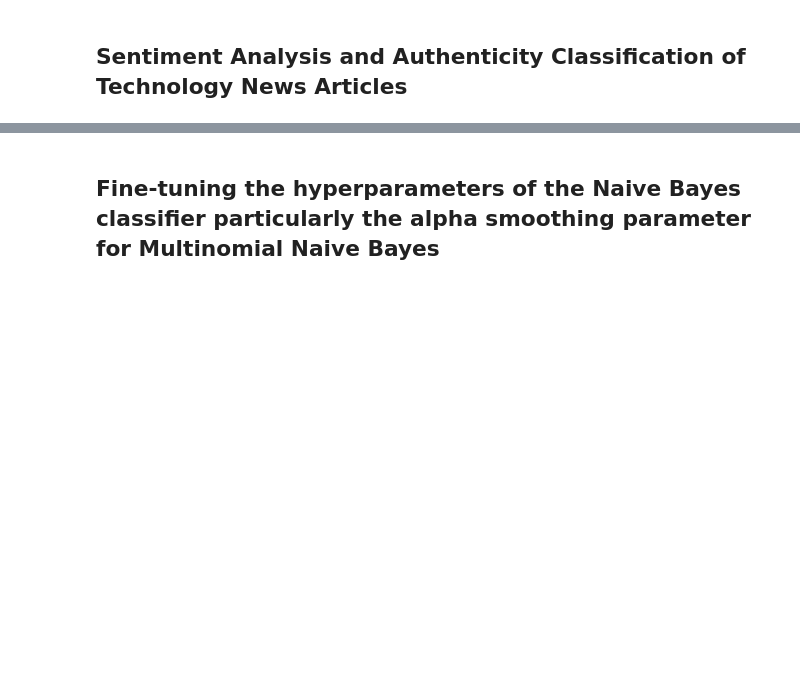
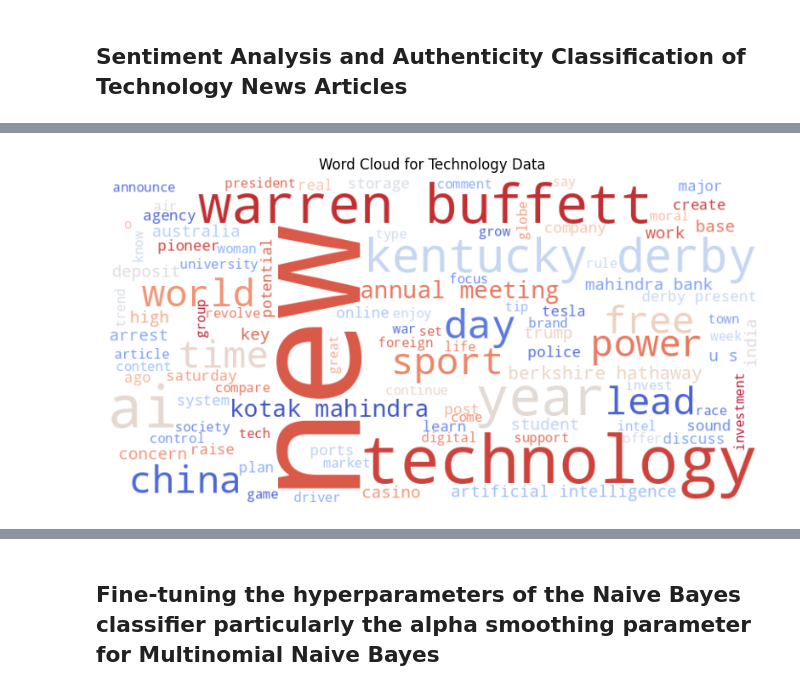
Before and after one commit to IshwaryaKeerthivasan/Sentiment-Analysis, a Jupyter notebook: Sentiment_and_Emotion_Analysis_for_News_Articles.ipynb, the cells around one changed output, grey strips where cells are left out. Drawn from its saved outputs; the diff is of its cells as text; code cells hidden in the pictures; blank space fills up the shorter version.

```diff
--- a/Sentiment_and_Emotion_Analysis_for_News_Articles.ipynb
+++ b/Sentiment_and_Emotion_Analysis_for_News_Articles.ipynb
@@ -1075,8 +1075,8 @@ import requests
 query_params = {
     'apiKey': API_KEY,
     'q': 'technology',  # Keywords related to technology
-    'from': '2024-04-05T00:00:00',  # Start retrieving articles from March 5, 2024
-    'to': '2024-05-04T23:59:59',    # Adjusted: End date within the allowed range
+    'from': '2024-04-06T00:00:00',  # Start retrieving articles from March 5, 2024
+    'to': '2024-05-05T23:59:59',    # Adjusted: End date within the allowed range
     'language': 'en',  # Language code (e.g., 'en' for English)
     'sortBy': 'publishedAt',  # Sort by newest articles first
     'pageSize': 100  # Number of articles per page (maximum: 100)
@@ -1256,0 +1272,19 @@ df_technology['Description_Processed'] = df_technology['Title_Description'].appl
+# %%
+import matplotlib.pyplot as plt
+from wordcloud import WordCloud
+from collections import Counter
+
+# Combine all text data in 'Description_Processed' column
+text_data = ' '.join(df_technology['Description_Processed'].values)
+
+# Create a word cloud object
+wordcloud = WordCloud(width=800, height=400, background_color='white', colormap='coolwarm', max_words=100).generate(text_data)
+
+# Plot the word cloud
+plt.figure(figsize=(10, 5))
+plt.imshow(wordcloud, interpolation='bilinear')
+plt.axis('off')
+plt.title('Word Cloud for Technology Data')
+plt.show()
+# %% [output]
+[figure, added]
```
Also changed, not shown: parts of 12 cells of this notebook.
